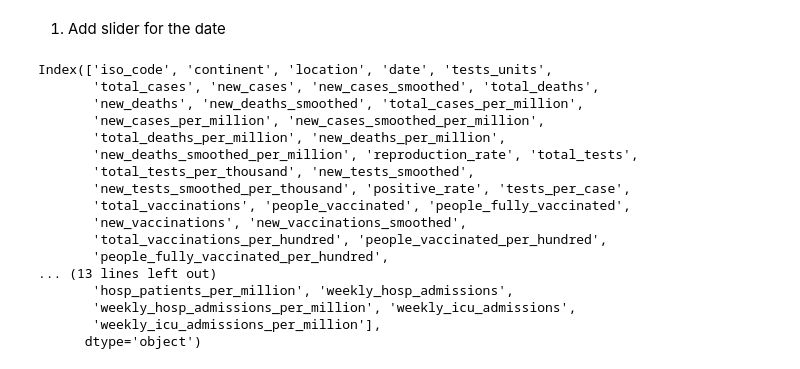
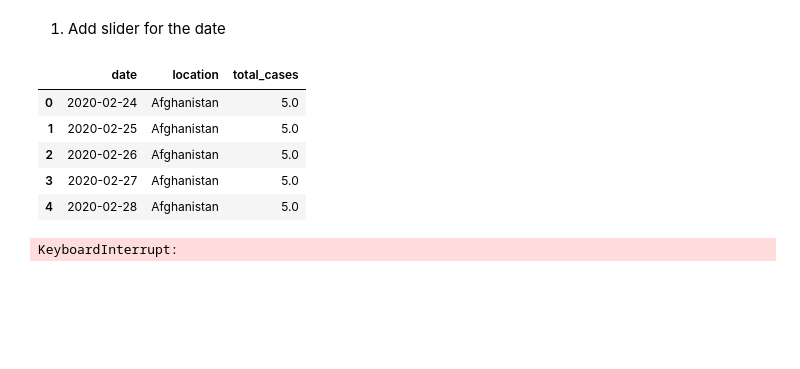
Before and after one commit to jlarija/DataVisualisationProject, a Jupyter notebook: iHateTheUK.ipynb, the cells around one changed output. Saved outputs shown, nothing was run; the diff lists cells and outputs as text; code cells hidden in the pictures; blank space fills up the shorter version.

```diff
--- a/iHateTheUK.ipynb
+++ b/iHateTheUK.ipynb
@@ -201,26 +205,16 @@ Now you want to do the same thing with the sliders for the date, and the total c
 1. Add slider for the date
 # %%
 def drop_useless_data(df):
-    covid_df = df.drop(['iso_code'])
+    covid_df = df[['date', 'location', 'total_cases']].copy()
 
     return covid_df
-# %%
-df.columns
-# %% [output]
-Index(['iso_code', 'continent', 'location', 'date', 'tests_units',
-       'total_cases', 'new_cases', 'new_cases_smoothed', 'total_deaths',
-       'new_deaths', 'new_deaths_smoothed', 'total_cases_per_million',
-       'new_cases_per_million', 'new_cases_smoothed_per_million',
-       'total_deaths_per_million', 'new_deaths_per_million',
-       'new_deaths_smoothed_per_million', 'reproduction_rate', 'total_tests',
-       'total_tests_per_thousand', 'new_tests_smoothed',
-       'new_tests_smoothed_per_thousand', 'positive_rate', 'tests_per_case',
-       'total_vaccinations', 'people_vaccinated', 'people_fully_vaccinated',
-       'new_vaccinations', 'new_vaccinations_smoothed',
-       'total_vaccinations_per_hundred', 'people_vaccinated_per_hundred',
-       'people_fully_vaccinated_per_hundred',
-... (13 lines left out)
-       'hosp_patients_per_million', 'weekly_hosp_admissions',
-       'weekly_hosp_admissions_per_million', 'weekly_icu_admissions',
-       'weekly_icu_admissions_per_million'],
-      dtype='object')
+# %%
+df2 = drop_useless_data(df)
+df2.head()
+# %% [output]
+|  | date | location | total_cases |
+| 0 | 2020-02-24 | Afghanistan | 5.0 |
+| 1 | 2020-02-25 | Afghanistan | 5.0 |
+| 2 | 2020-02-26 | Afghanistan | 5.0 |
+| 3 | 2020-02-27 | Afghanistan | 5.0 |
+| 4 | 2020-02-28 | Afghanistan | 5.0 |
@@ -226,0 +223,7 @@ Index(['iso_code', 'continent', 'location', 'date', 'tests_units',
+# %%
+fig2 = px.choropleth(df2, geojson=geojson, color = 'total_cases',locations ='location', featureidkey='properties.NAME_LONG', projection = 'mercator', \
+    animation_frame='date', animation_group='total_cases')
+fig2.update_geos(fitbounds="locations", visible=False)
+fig2.show()
+# %% [output]
+KeyboardInterrupt:
```
Also changed, not shown: parts of 3 cells of this notebook, 1 other file.
